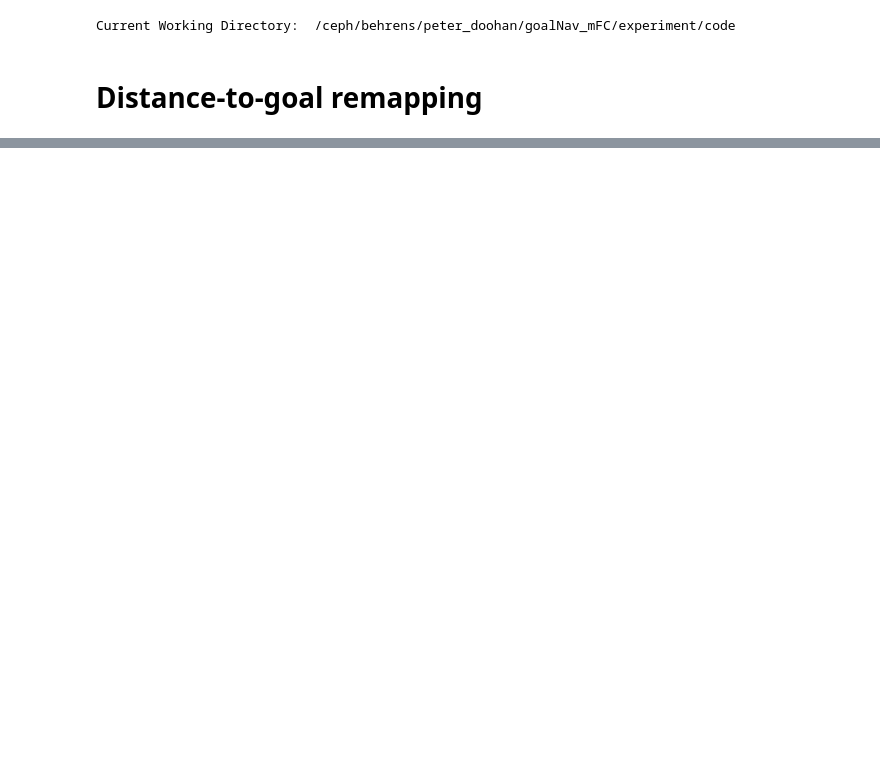
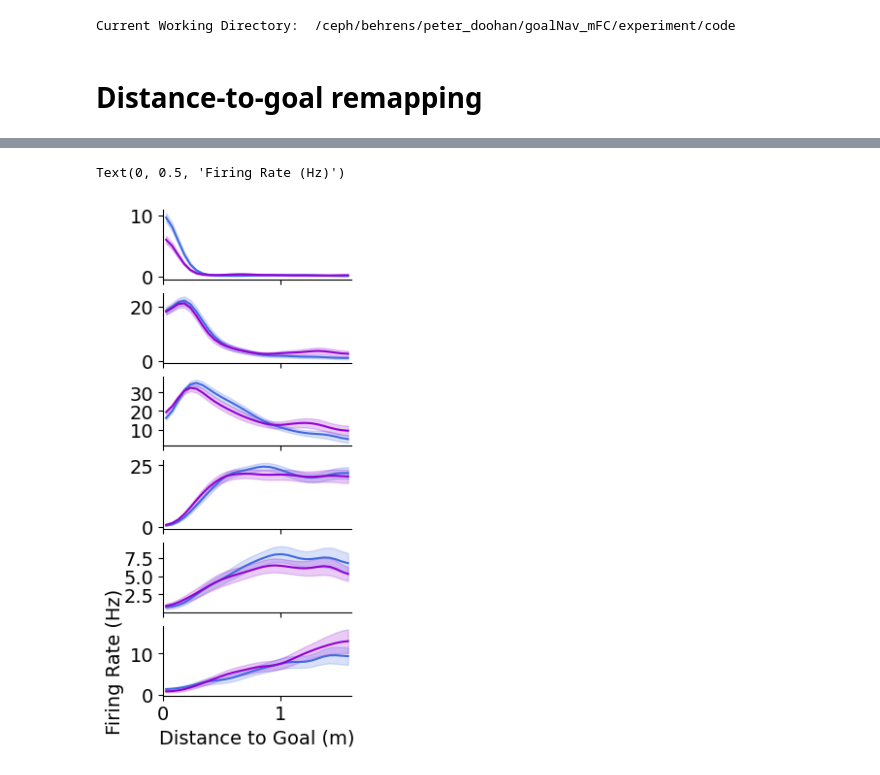
Before and after one commit to peterdoohan/GridMaze-mFC, a Jupyter notebook: Notebooks/maze_remapping.ipynb, the cells around one changed output, grey strips where cells are left out. Cells and saved outputs as stored; diff of their text form; code cells hidden in the pictures; blank space fills up the shorter version.

```diff
--- a/Notebooks/maze_remapping.ipynb
+++ b/Notebooks/maze_remapping.ipynb
@@ -47,22 +49,39 @@ matched_clusters = mm.get_cross_maze_matches(
+# %%
+# I've selected a few matched clusters from the above list that we can have a look at ...
+_matched_clusters = np.array(
+    [
+        ["m2.2022-07-05.maze_cluster64", "m2.2022-07-11.maze_cluster49"],  # Maze_1, Maze_2
+        ["m2.2022-07-03.maze_cluster90", "m2.2022-07-11.maze_cluster94"],
+        ["m2.2022-07-05.maze_cluster28", "m2.2022-07-11.maze_cluster26"],
+        ["m2.2022-07-04.maze_cluster86", "m2.2022-07-12.maze_cluster84"],
+        ["m2.2022-07-05.maze_cluster44", "m2.2022-07-13.maze_cluster65"],
+        ["m2.2022-07-02.maze_cluster87", "m2.2022-07-09.maze_cluster91"],
+    ]
+)
+
+matched_clusters = np.array([[gc.get_cluster(C) for C in pair] for pair in _matched_clusters])
 # %%
 # set up fig for plotting matched clusters
 f, axes = plt.subplots(6, 1, figsize=(2.5, 6.5), sharex=True)
 for ax in axes:
     ax.spines[["top", "right"]].set_visible(False)
 
 # plot matched cluster tuning curves on the same axis :)
 for ax, pair in zip(axes, matched_clusters):
     for Clust, color in zip(pair, ["royalblue", "darkviolet"]):
         Clust.plot_tuning(
             feature="distance_to_goal",
             ax=ax,
-            feature_kwargs={"color": color},
+            feature_kwargs={"color": color, "smooth_SD": 2},
         )
         ax.set_xlabel("")
         ax.set_ylabel("")
 axes[-1].set_xlabel("Distance to Goal (m)")
 axes[-1].set_ylabel("Firing Rate (Hz)")
 # f.savefig("../results/distance_to_goal/figures/main/example_matched_clusters.pdf")
+# %% [output]
+Text(0, 0.5, 'Firing Rate (Hz)')
+[figure, added]
 # %%
 # plot coloured maze silhouttes to make plot legend
 from GridMaze.maze import representations as mr
```
Also changed, not shown: parts of 5 cells of this notebook, 5 other files.
